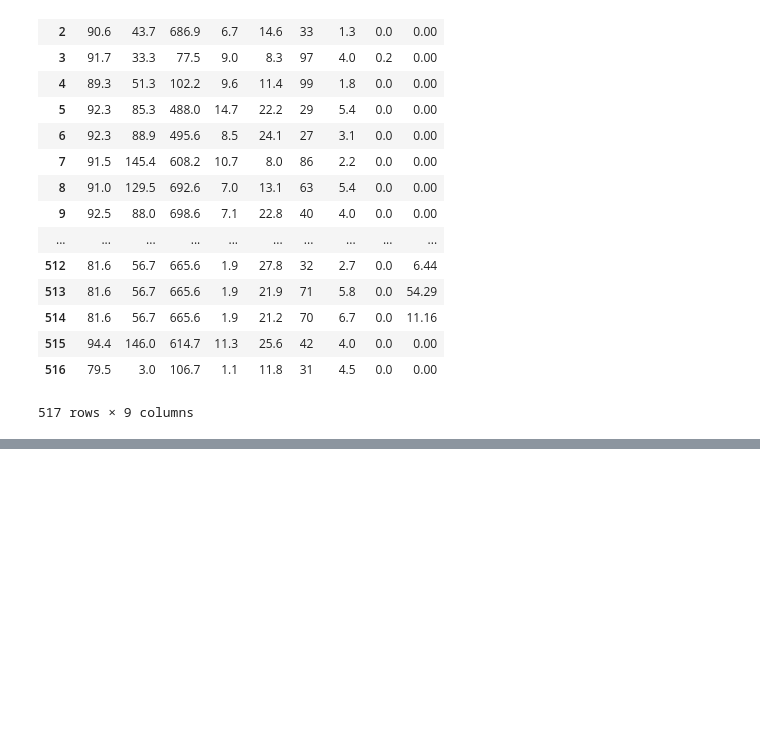
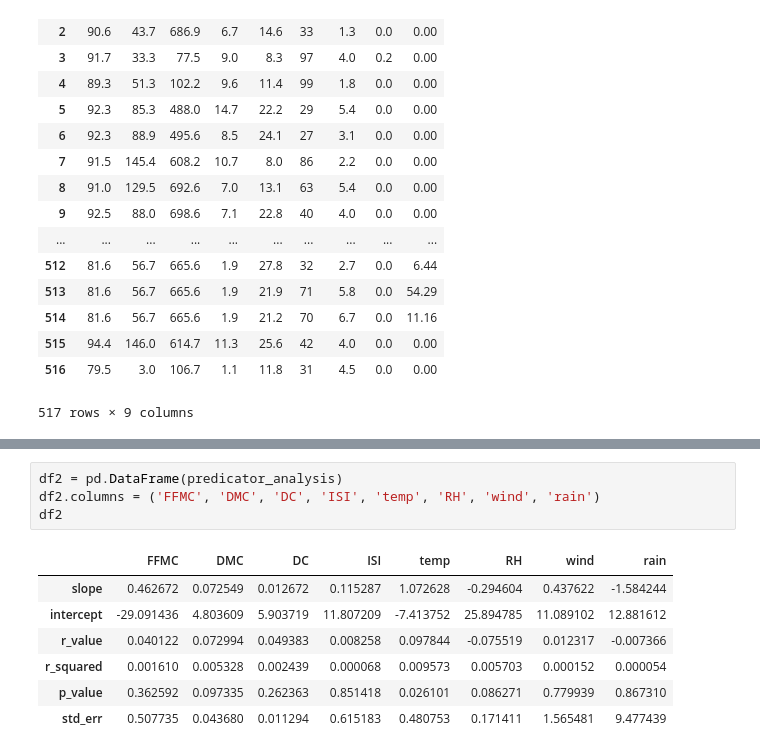
Before and after one commit to SByeol/data_science, a Jupyter notebook: HW3_Fire_Detection.ipynb, the cells around one changed output, grey strips where cells are left out. Drawn from its saved outputs; the diff is of its cells as text; blank space fills up the shorter version.

```diff
--- a/HW3_Fire_Detection.ipynb
+++ b/HW3_Fire_Detection.ipynb
@@ -453,0 +484,12 @@ sdf
+# %%
+df2 = pd.DataFrame(predicator_analysis)
+df2.columns = ('FFMC', 'DMC', 'DC', 'ISI', 'temp', 'RH', 'wind', 'rain')
+df2
+# %% [output]
+|  | FFMC | DMC | DC | ISI | temp | RH | wind | rain |
+| slope | 0.462672 | 0.072549 | 0.012672 | 0.115287 | 1.072628 | -0.294604 | 0.437622 | -1.584244 |
+| intercept | -29.091436 | 4.803609 | 5.903719 | 11.807209 | -7.413752 | 25.894785 | 11.089102 | 12.881612 |
+| r_value | 0.040122 | 0.072994 | 0.049383 | 0.008258 | 0.097844 | -0.075519 | 0.012317 | -0.007366 |
+| r_squared | 0.001610 | 0.005328 | 0.002439 | 0.000068 | 0.009573 | 0.005703 | 0.000152 | 0.000054 |
+| p_value | 0.362592 | 0.097335 | 0.262363 | 0.851418 | 0.026101 | 0.086271 | 0.779939 | 0.867310 |
+| std_err | 0.507735 | 0.043680 | 0.011294 | 0.615183 | 0.480753 | 0.171411 | 1.565481 | 9.477439 |
```
Also changed, not shown: parts of 15 cells of this notebook.
